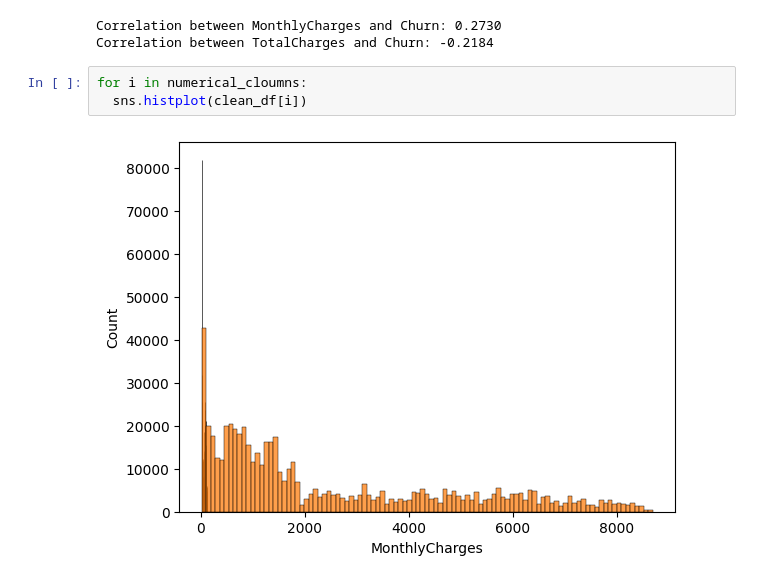
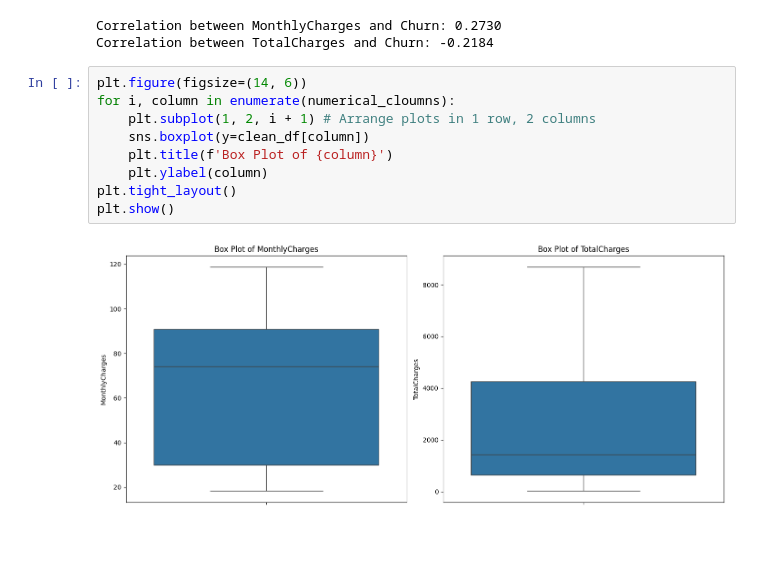
Before and after one commit to YugYadav25/kaggle-notebooks, a Jupyter notebook: Chrun Prediction playground-series-s6e3/ChurnPredic.ipynb, the cells around one changed output. Saved outputs shown, nothing was run; the diff lists cells and outputs as text; blank space fills up the shorter version.

```diff
--- a/Chrun Prediction playground-series-s6e3/ChurnPredic.ipynb
+++ b/Chrun Prediction playground-series-s6e3/ChurnPredic.ipynb
@@ -501,8 +510,14 @@ for col in numerical_cloumns:
 # %% [output]
 Correlation between MonthlyCharges and Churn: 0.2730
 Correlation between TotalCharges and Churn: -0.2184
-# %%
-for i in numerical_cloumns:
-  sns.histplot(clean_df[i])
-# %% [output]
-[figure, removed]
+# %%
+plt.figure(figsize=(14, 6))
+for i, column in enumerate(numerical_cloumns):
+    plt.subplot(1, 2, i + 1) # Arrange plots in 1 row, 2 columns
+    sns.boxplot(y=clean_df[column])
+    plt.title(f'Box Plot of {column}')
+    plt.ylabel(column)
+plt.tight_layout()
+plt.show()
+# %% [output]
+[figure, added]
```
Also changed, not shown: parts of 5 cells of this notebook.
